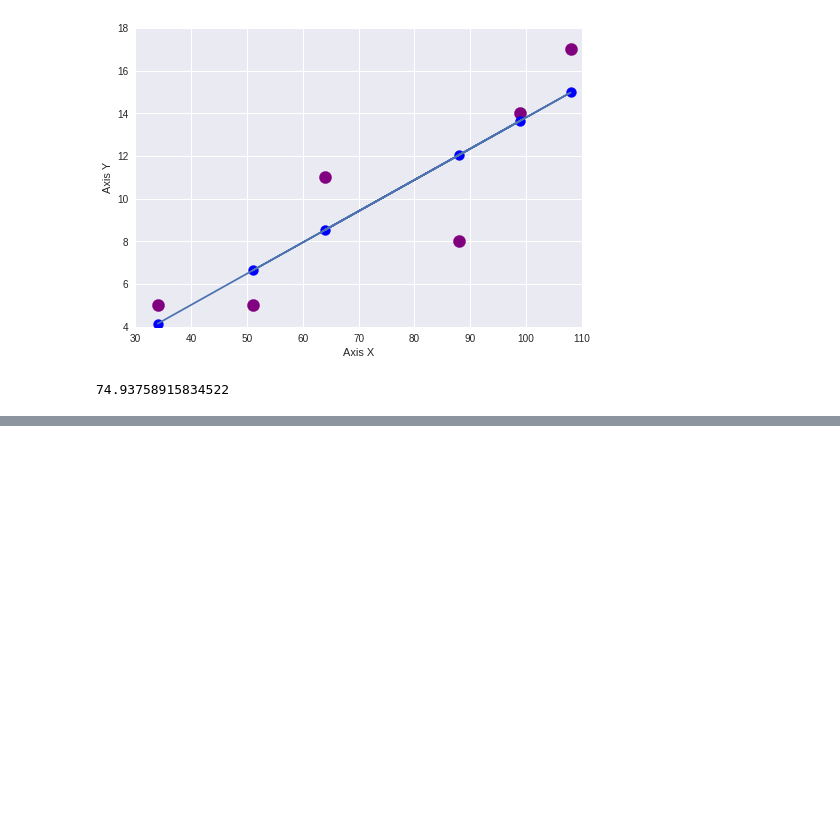
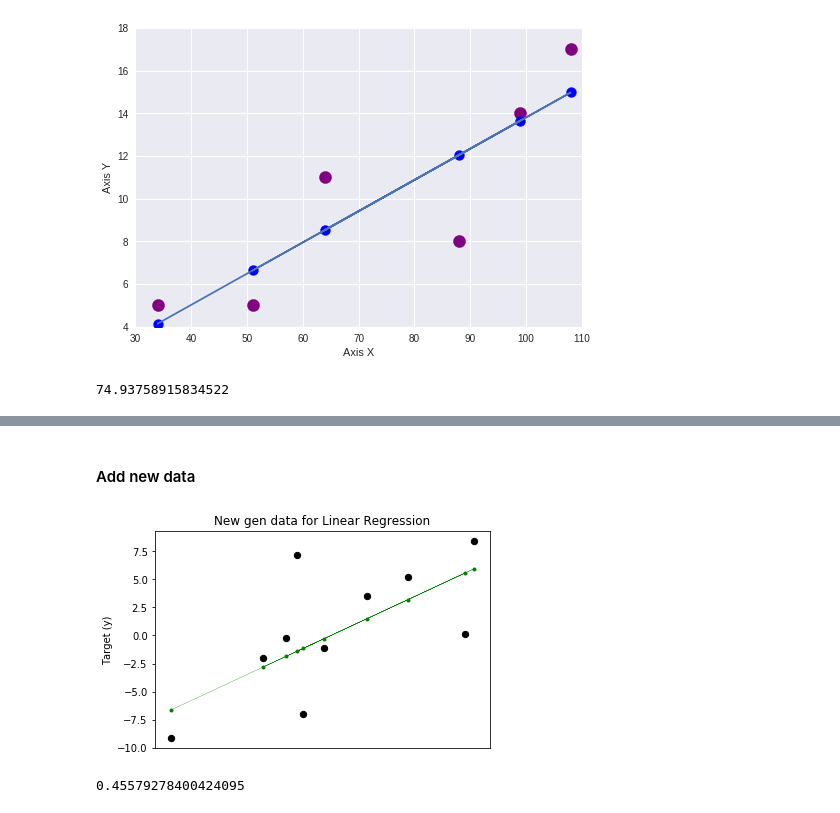
Before and after one commit to beifa/ML-models, a Jupyter notebook: Linear_regression.ipynb, the cells around one changed output, grey strips where cells are left out. Cells and saved outputs as stored; diff of their text form; code cells hidden in the pictures; blank space fills up the shorter version.

```diff
--- a/Linear_regression.ipynb
+++ b/Linear_regression.ipynb
@@ -332,0 +345,3 @@ predict
+# %%
+m, n = X.shape
+X = np.concatenate([np.ones((m, 1)), X], axis=1)
@@ -332,0 +364,25 @@ predict
+# %%
+def grad(theta, X, y, lambda_=0.0):
+  """
+  Make gradient, minimaize theta
+  """
+  h = np.dot(X, theta.T)
+  grad = 1/m * X.T.dot(h-y) + 1* lambda_/m * np.r_[[0], theta[1:]]
+  return grad
+# %%
+def cost_optimize(fn, X, y, lambda_=0.0):
+  """
+  Minimization of scalar function of one or more variables.
+
+  Param:
+  ------
+  fn: name cost func
+  X, y: array, data
+  lambda_: regularize
+  """
+  theta = np.zeros((X.shape[1], 1))
+  options = {'maxiter': 200}
+  res = optimize.minimize(fn, theta, args = (X, y, lambda_), method = 'TNC', jac = grad, options=options)
+  return res.x
+
+cost_optimize(regcost, X, y, lambda_=0.0)
@@ -332,0 +399,21 @@ predict
+# %% [markdown]
+#### Add new data
+# %%
+from sklearn.datasets import make_regression
+
+X, y = make_regression(10, 1, 1, noise= 5, random_state=1)
+# %%
+Xx = np.concatenate((np.ones((X.shape[0], 1)), X), axis = 1) # only for plot
+theta = cost_optimize(regcost, Xx, y, lambda_=0.0)
+pred = np.mean(y) + np.dot(Xx[:, 1], theta[1])
+plt.scatter(Xx[:, 1], y, s = 40, c = 'k')
+plt.plot(Xx[:, 1], pred, 'g.-', linewidth =.3)
+plt.ylabel('Target (y)')
+plt.xticks(())
+plt.title('New gen data for Linear Regression');
+# %% [output]
+[figure, added]
+# %%
+scoreR2(y, pred)
+# %% [output]
+0.45579278400424095
```
Also changed, not shown: parts of 32 cells of this notebook.
